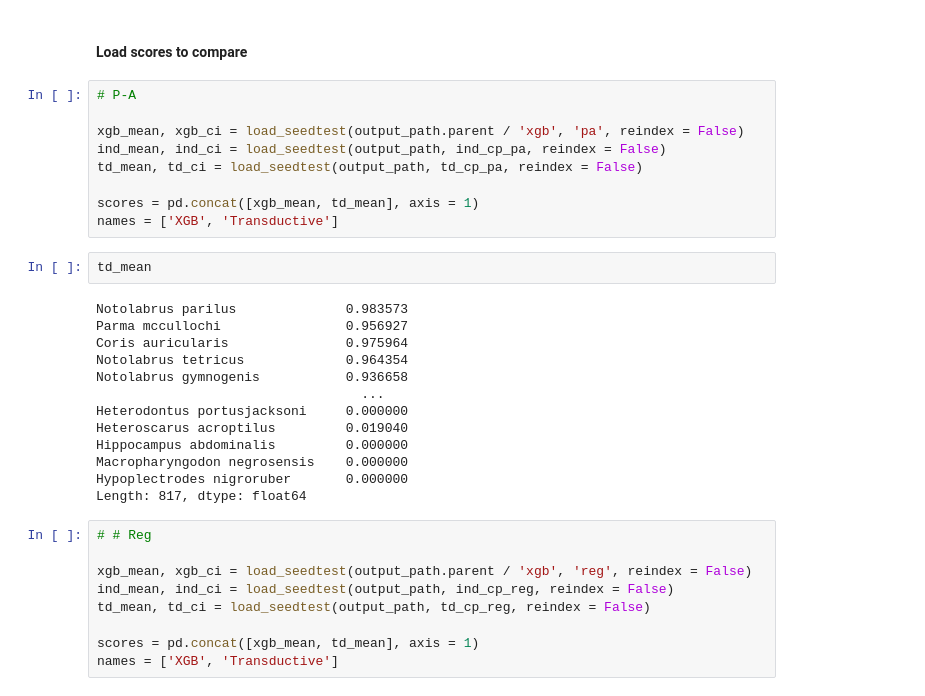
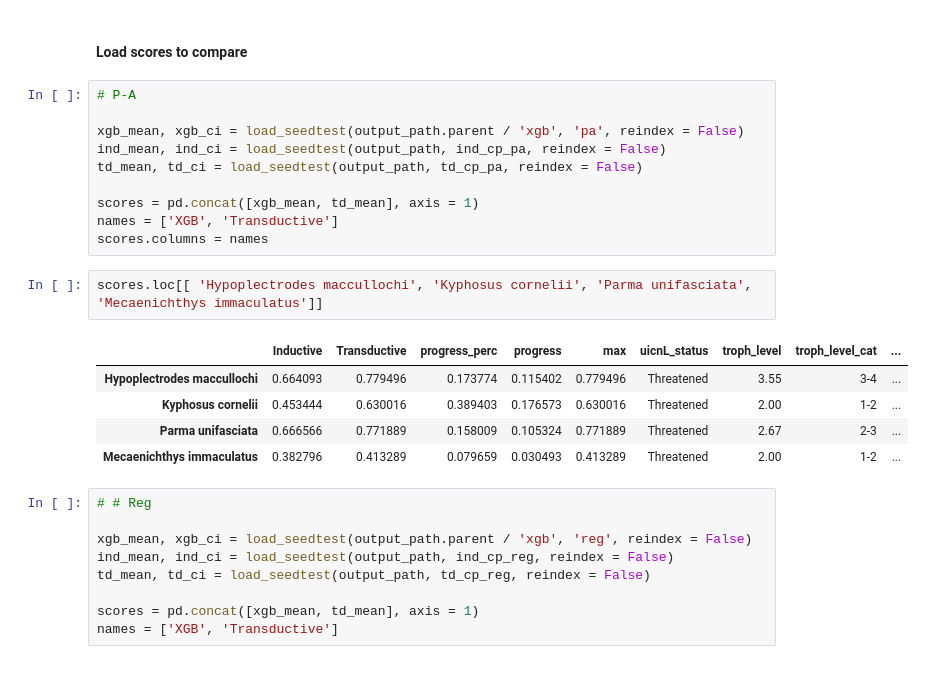
Before and after one commit to morand-g/malpolon-marbec, a Jupyter notebook: examples/RLS/RLS4 - Model comparison.ipynb, the cells around one changed output. Drawn from its saved outputs; the diff is of its cells as text.

```diff
--- a/examples/RLS/RLS4 - Model comparison.ipynb
+++ b/examples/RLS/RLS4 - Model comparison.ipynb
@@ -278,21 +260,15 @@ td_mean, td_ci = load_seedtest(output_path, td_cp_pa, reindex = False)
 
 scores = pd.concat([xgb_mean, td_mean], axis = 1)
 names = ['XGB', 'Transductive']
+scores.columns = names
-# %%
-td_mean
-# %% [output]
-Notolabrus parilus              0.983573
-Parma mccullochi                0.956927
-Coris auricularis               0.975964
-Notolabrus tetricus             0.964354
-Notolabrus gymnogenis           0.936658
-                                  ...
-Heterodontus portusjacksoni     0.000000
-Heteroscarus acroptilus         0.019040
-Hippocampus abdominalis         0.000000
-Macropharyngodon negrosensis    0.000000
-Hypoplectrodes nigroruber       0.000000
-Length: 817, dtype: float64
+# %%
+scores.loc[[ 'Hypoplectrodes maccullochi', 'Kyphosus cornelii', 'Parma unifasciata', 'Mecaenichthys immaculatus']]
+# %% [output]
+|  | Inductive | Transductive | progress_perc | progress | max | uicnL_status | troph_level | troph_level_cat | ... |
+| Hypoplectrodes maccullochi | 0.664093 | 0.779496 | 0.173774 | 0.115402 | 0.779496 | Threatened | 3.55 | 3-4 | ... |
+| Kyphosus cornelii | 0.453444 | 0.630016 | 0.389403 | 0.176573 | 0.630016 | Threatened | 2.00 | 1-2 | ... |
+| Parma unifasciata | 0.666566 | 0.771889 | 0.158009 | 0.105324 | 0.771889 | Threatened | 2.67 | 2-3 | ... |
+| Mecaenichthys immaculatus | 0.382796 | 0.413289 | 0.079659 | 0.030493 | 0.413289 | Threatened | 2.00 | 1-2 | ... |
 # %%
 # # Reg
 
```
Also changed, not shown: parts of 18 cells of this notebook, 1 other file.
